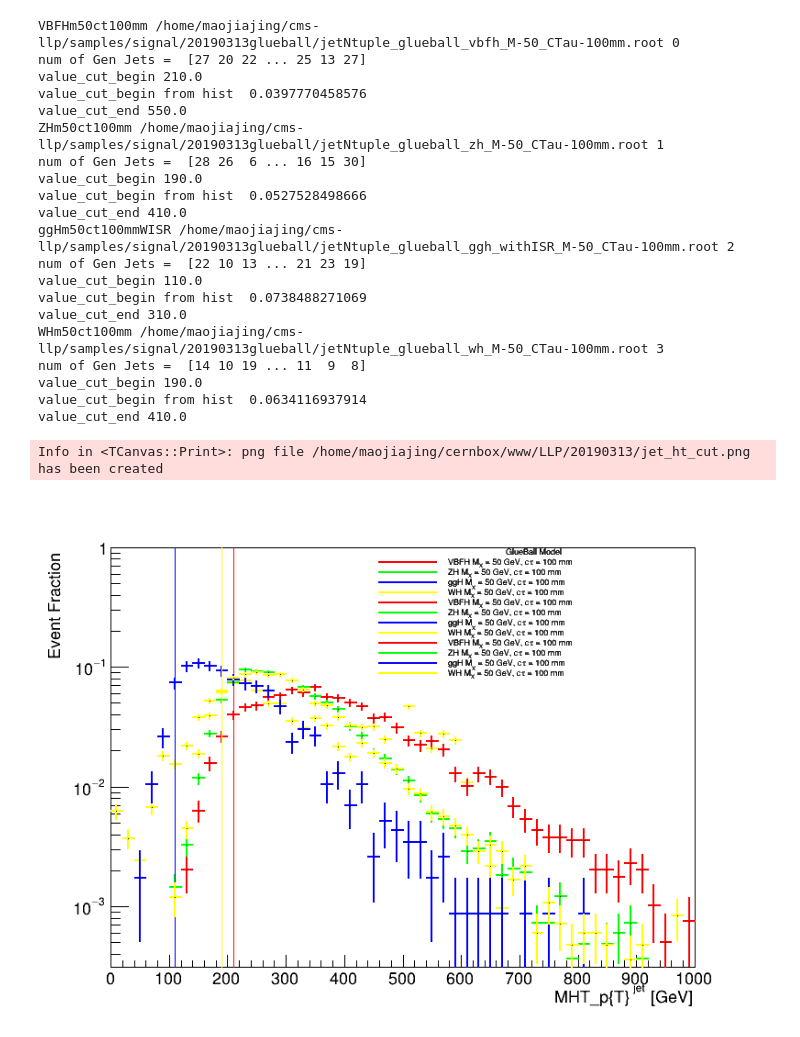
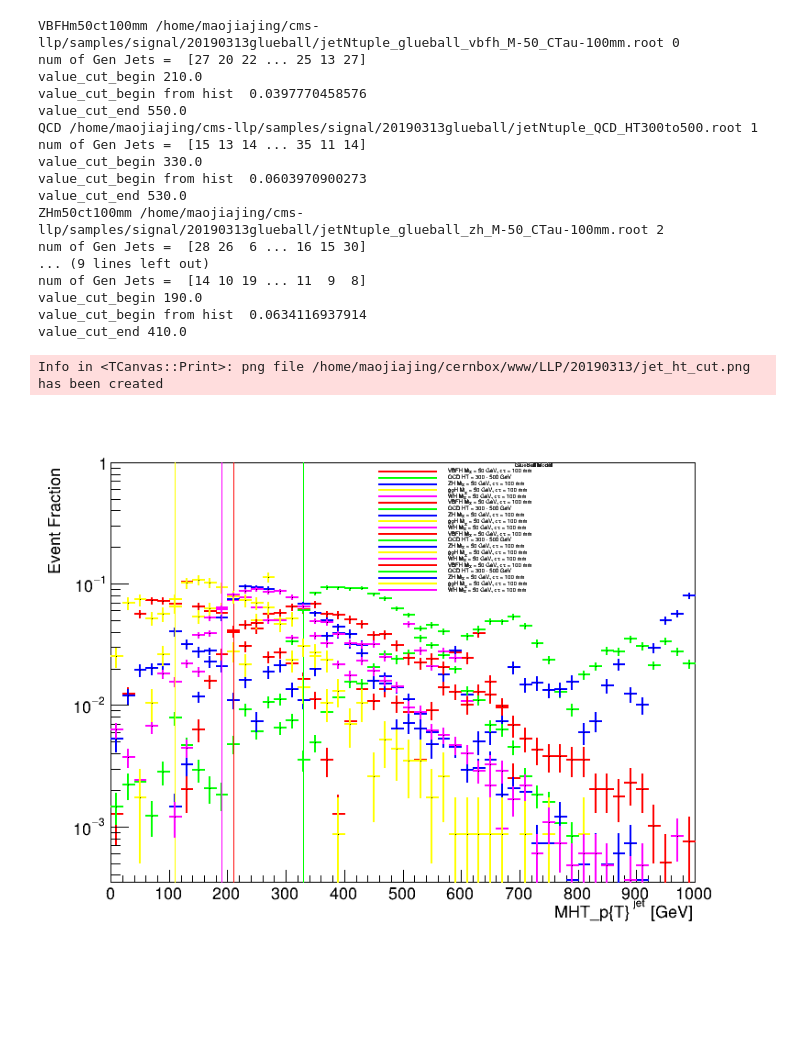
Before and after one commit to cms-lpc-llp/delayed_jet_analyzer, a Jupyter notebook: plot_scripts/HT_MHT.ipynb, the cells around one changed output. Saved outputs shown, nothing was run; the diff lists cells and outputs as text; code cells hidden in the pictures; blank space fills up the shorter version.

Commit message:
add qcd for threshold plots

```diff
--- a/plot_scripts/HT_MHT.ipynb
+++ b/plot_scripts/HT_MHT.ipynb
@@ -29,12 +29,15 @@ fpath['ggHm50ct100mmWISR'] = '/home/maojiajing/cms-llp/samples/signal/20190313gl
 fpath['VBFHm50ct100mm'] = '/home/maojiajing/cms-llp/samples/signal/20190313glueball/jetNtuple_glueball_vbfh_M-50_CTau-100mm.root'
 fpath['WHm50ct100mm'] = '/home/maojiajing/cms-llp/samples/signal/20190313glueball/jetNtuple_glueball_wh_M-50_CTau-100mm.root'
 fpath['ZHm50ct100mm'] = '/home/maojiajing/cms-llp/samples/signal/20190313glueball/jetNtuple_glueball_zh_M-50_CTau-100mm.root'
+fpath['QCD'] = '/home/maojiajing/cms-llp/samples/signal/20190313glueball/jetNtuple_QCD_HT300to500.root'
+
 
 label['ggHm50ct100mmWISR'] = 'ggH M_{X} = 50 GeV, c#tau = 100 mm'
 label['VBFHm50ct100mm'] = 'VBFH M_{X} = 50 GeV, c#tau = 100 mm'
 label['WHm50ct100mm'] = 'WH M_{X} = 50 GeV, c#tau = 100 mm'
 #label['WHm50ct1000mm'] = 'WH M_{X} = 50 GeV, c#tau = 1000 mm'
 label['ZHm50ct100mm'] = 'ZH M_{X} = 50 GeV, c#tau = 100 mm'
+label['QCD'] = 'QCD HT = 300 - 500 GeV'
 
 #print len(fpath)
 n=len(fpath)
@@ -625,4 +631,18 @@ Info in <TCanvas::Print>: png file /home/maojiajing/cernbox/www/LLP/20190313/jet
 # %%
+fpath['ggHm50ct100mmWISR'] = '/home/maojiajing/cms-llp/samples/signal/20190313glueball/jetNtuple_glueball_ggh_withISR_M-50_CTau-100mm.root'
+fpath['VBFHm50ct100mm'] = '/home/maojiajing/cms-llp/samples/signal/20190313glueball/jetNtuple_glueball_vbfh_M-50_CTau-100mm.root'
+fpath['WHm50ct100mm'] = '/home/maojiajing/cms-llp/samples/signal/20190313glueball/jetNtuple_glueball_wh_M-50_CTau-100mm.root'
+fpath['ZHm50ct100mm'] = '/home/maojiajing/cms-llp/samples/signal/20190313glueball/jetNtuple_glueball_zh_M-50_CTau-100mm.root'
+fpath['QCD'] = '/home/maojiajing/cms-llp/samples/signal/20190313glueball/jetNtuple_QCD_HT300to500.root'
+
+
+label['ggHm50ct100mmWISR'] = 'ggH M_{X} = 50 GeV, c#tau = 100 mm'
+label['VBFHm50ct100mm'] = 'VBFH M_{X} = 50 GeV, c#tau = 100 mm'
+label['WHm50ct100mm'] = 'WH M_{X} = 50 GeV, c#tau = 100 mm'
+#label['WHm50ct1000mm'] = 'WH M_{X} = 50 GeV, c#tau = 1000 mm'
+label['ZHm50ct100mm'] = 'ZH M_{X} = 50 GeV, c#tau = 100 mm'
+label['QCD'] = 'QCD HT = 300 - 500 GeV'
+
 cnt = 0
 for k,v in fpath.iteritems():
     print k, v, cnt
@@ -658,7 +678,7 @@ for k,v in fpath.iteritems():
     genJet_p4_sum = rt.TLorentzVector()
     genJet_p4_temp = rt.TLorentzVector()
 
-    HT = []
+    HT[:] = []
 
     #print(len(nGenJets))
     for i in range(len(nGenJets)):
@@ -713,41 +733,38 @@ for k,v in fpath.iteritems():
 
     bin_cut_end, value_cut_end = find_1d_thr(h['jet_ht'+str(k)],50, 0.1,0)
     #print 'bin_cut_end',bin_cut_end
     print 'value_cut_end',value_cut_end
     #print 'value_cut_end from hist ',h['llp_pt'+str(k)].GetBinCenter(bin_cut_end)
 
     cnt += 1
 
 #c.SetTitle('LLP_#eta')
 legall.Draw('same')
 c.SetLogy()
 c.Draw()
 c.SaveAs(headout_dir+'/jet_ht_cut.png')
 
 
 
     #cnt +=1
     #print cnt
 # %% [output]
 VBFHm50ct100mm /home/maojiajing/cms-llp/samples/signal/20190313glueball/jetNtuple_glueball_vbfh_M-50_CTau-100mm.root 0
 num of Gen Jets =  [27 20 22 ... 25 13 27]
 value_cut_begin 210.0
 value_cut_begin from hist  0.0397770458576
 value_cut_end 550.0
-ZHm50ct100mm /home/maojiajing/cms-llp/samples/signal/20190313glueball/jetNtuple_glueball_zh_M-50_CTau-100mm.root 1
+QCD /home/maojiajing/cms-llp/samples/signal/20190313glueball/jetNtuple_QCD_HT300to500.root 1
+num of Gen Jets =  [15 13 14 ... 35 11 14]
+value_cut_begin 330.0
+value_cut_begin from hist  0.0603970900273
+value_cut_end 530.0
+ZHm50ct100mm /home/maojiajing/cms-llp/samples/signal/20190313glueball/jetNtuple_glueball_zh_M-50_CTau-100mm.root 2
 num of Gen Jets =  [28 26  6 ... 16 15 30]
-value_cut_begin 190.0
-value_cut_begin from hist  0.0527528498666
-value_cut_end 410.0
-ggHm50ct100mmWISR /home/maojiajing/cms-llp/samples/signal/20190313glueball/jetNtuple_glueball_ggh_withISR_M-50_CTau-100mm.root 2
-num of Gen Jets =  [22 10 13 ... 21 23 19]
-value_cut_begin 110.0
-value_cut_begin from hist  0.0738488271069
-value_cut_end 310.0
-WHm50ct100mm /home/maojiajing/cms-llp/samples/signal/20190313glueball/jetNtuple_glueball_wh_M-50_CTau-100mm.root 3
+... (9 lines left out)
 num of Gen Jets =  [14 10 19 ... 11  9  8]
 value_cut_begin 190.0
 value_cut_begin from hist  0.0634116937914
 value_cut_end 410.0
 Info in <TCanvas::Print>: png file /home/maojiajing/cernbox/www/LLP/20190313/jet_ht_cut.png has been created
-[figure, old version]
+[figure, new version]
```
Also changed, not shown: parts of 4 cells of this notebook.
